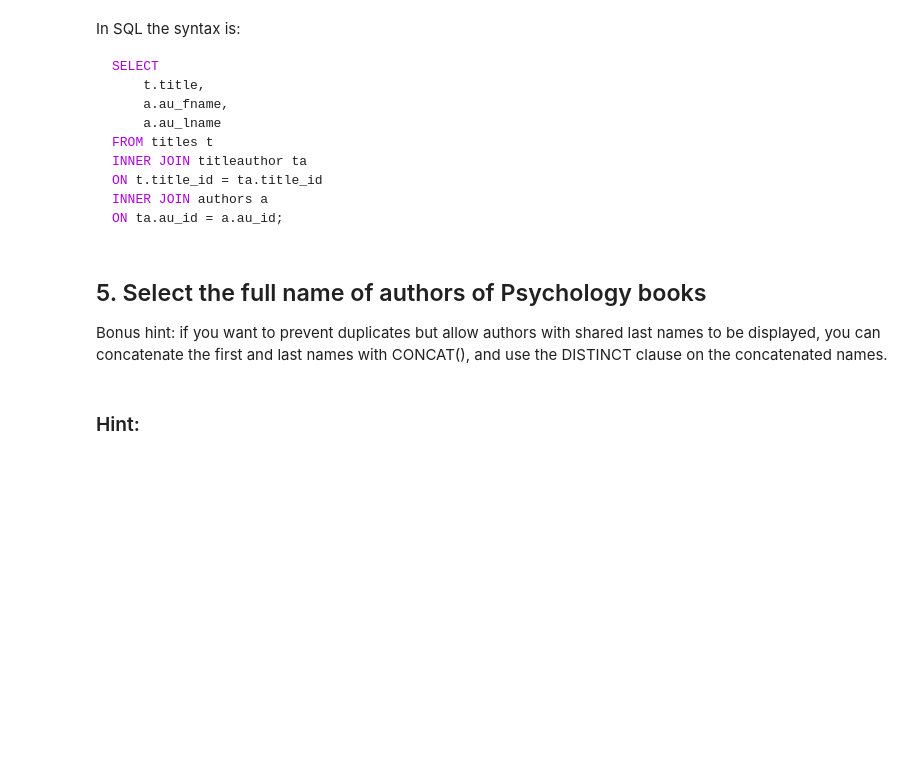
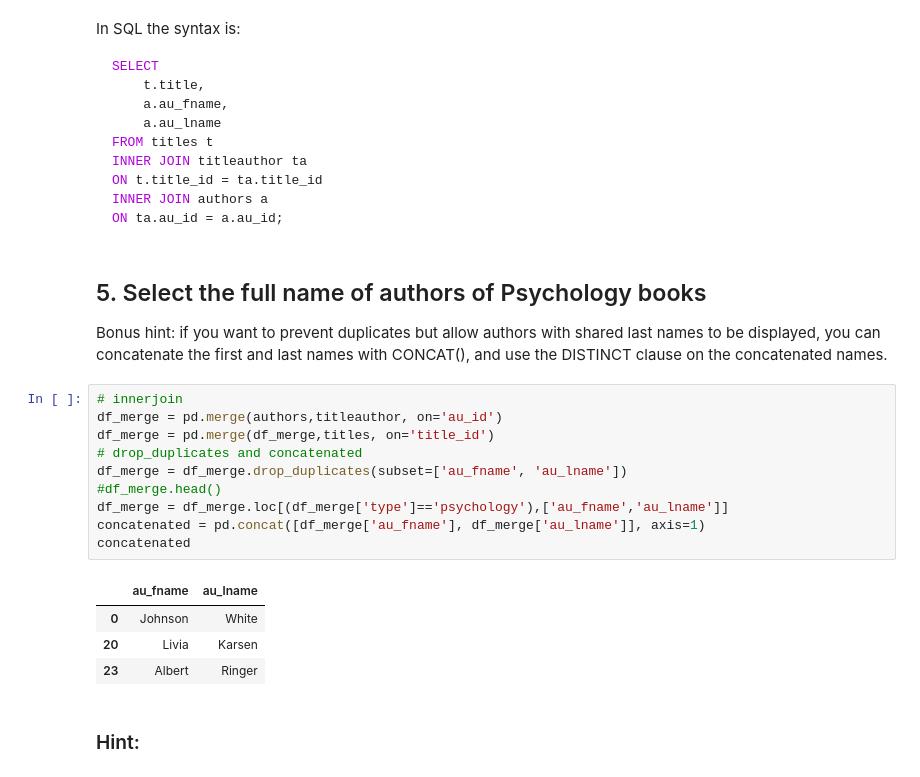
Before and after one commit to PhoenixCC0722/JoinTheGame_Magist, a Jupyter notebook: 11_bonus_challenges__sql_to_pd.ipynb, the cells around one changed output. Saved outputs shown, nothing was run; the diff lists cells and outputs as text; blank space fills up the shorter version.

```diff
--- a/11_bonus_challenges__sql_to_pd.ipynb
+++ b/11_bonus_challenges__sql_to_pd.ipynb
@@ -157,6 +222,21 @@ ON ta.au_id = a.au_id;
    Bonus hint: if you want to prevent duplicates but allow authors with shared
    last names to be displayed, you can concatenate the first and last names
    with CONCAT(), and use the DISTINCT clause on the concatenated names.
+# %%
+# innerjoin
+df_merge = pd.merge(authors,titleauthor, on='au_id')
+df_merge = pd.merge(df_merge,titles, on='title_id')
+# drop_duplicates and concatenated
+df_merge = df_merge.drop_duplicates(subset=['au_fname', 'au_lname'])
+#df_merge.head()
+df_merge = df_merge.loc[(df_merge['type']=='psychology'),['au_fname','au_lname']]
+concatenated = pd.concat([df_merge['au_fname'], df_merge['au_lname']], axis=1)
+concatenated
+# %% [output]
+|  | au_fname | au_lname |
+| 0 | Johnson | White |
+| 20 | Livia | Karsen |
+| 23 | Albert | Ringer |
 # %% [markdown]
 ### Hint:
 # %% [markdown]
```
Also changed, not shown: parts of 3 cells of this notebook.
